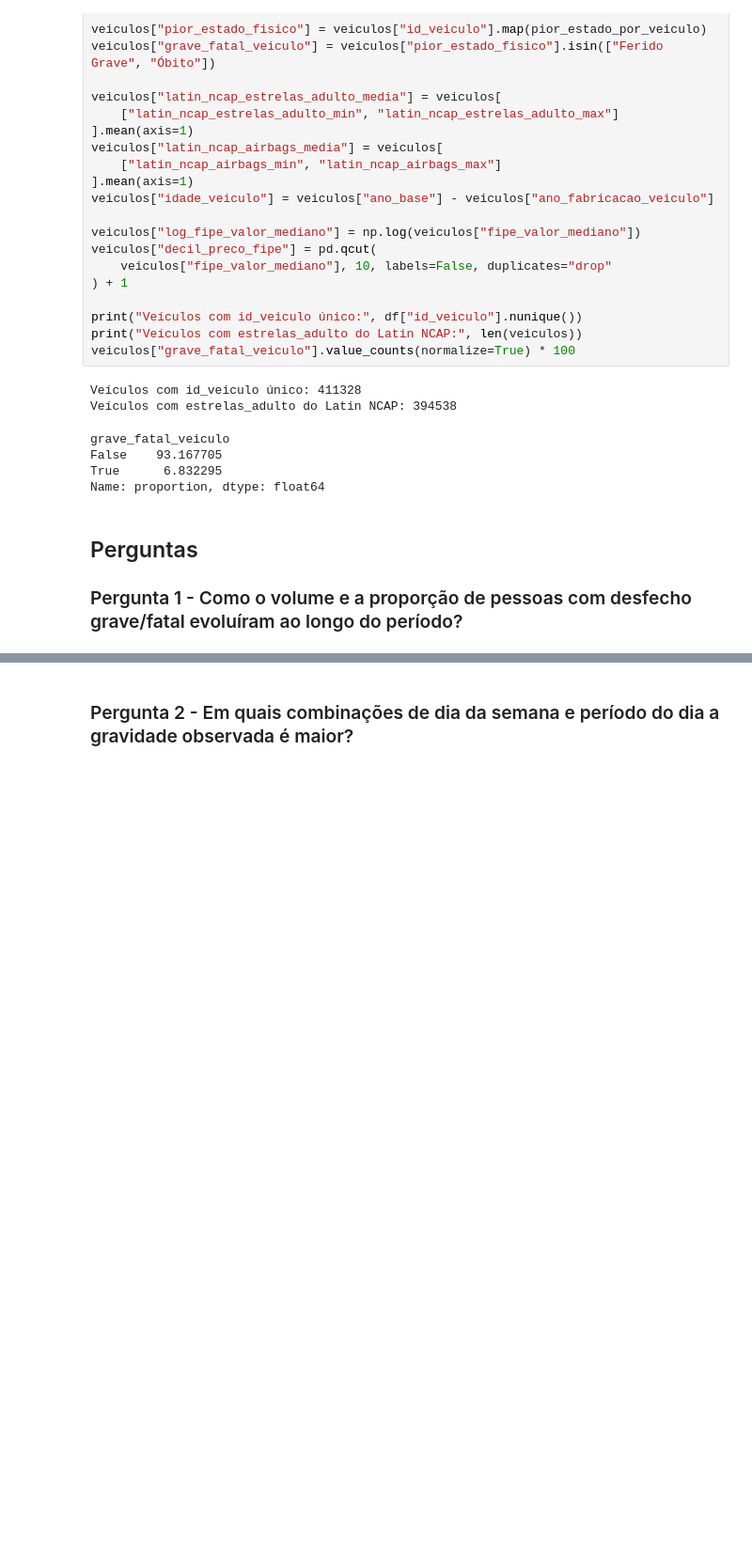
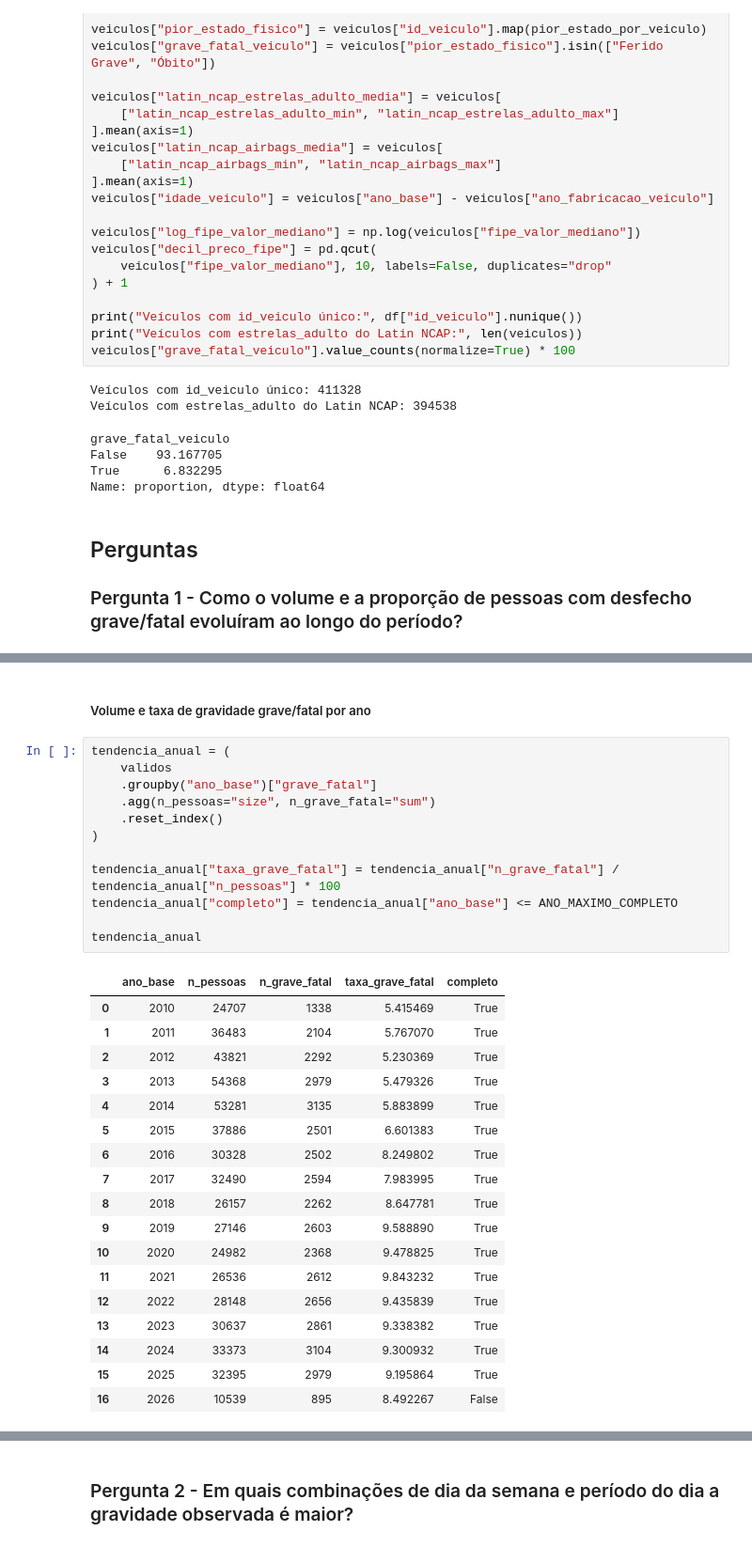
Before and after one commit to ju-caju/analise-seguranca-veicular-prf, a Jupyter notebook: notebooks/relatorio-final.ipynb, the cells around one changed output, grey strips where cells are left out. Shown at 94% size. Drawn from its saved outputs; the diff is of its cells as text; blank space fills up the shorter version.

```diff
--- a/notebooks/relatorio-final.ipynb
+++ b/notebooks/relatorio-final.ipynb
@@ -406,0 +380,33 @@ Name: proportion, dtype: float64
+# %% [markdown]
+##### Volume e taxa de gravidade grave/fatal por ano
+# %%
+tendencia_anual = (
+    validos
+    .groupby("ano_base")["grave_fatal"]
+    .agg(n_pessoas="size", n_grave_fatal="sum")
+    .reset_index()
+)
+
+tendencia_anual["taxa_grave_fatal"] = tendencia_anual["n_grave_fatal"] / tendencia_anual["n_pessoas"] * 100
+tendencia_anual["completo"] = tendencia_anual["ano_base"] <= ANO_MAXIMO_COMPLETO
+
+tendencia_anual
+# %% [output]
+|  | ano_base | n_pessoas | n_grave_fatal | taxa_grave_fatal | completo |
+| 0 | 2010 | 24707 | 1338 | 5.415469 | True |
+| 1 | 2011 | 36483 | 2104 | 5.767070 | True |
+| 2 | 2012 | 43821 | 2292 | 5.230369 | True |
+| 3 | 2013 | 54368 | 2979 | 5.479326 | True |
+| 4 | 2014 | 53281 | 3135 | 5.883899 | True |
+| 5 | 2015 | 37886 | 2501 | 6.601383 | True |
+| 6 | 2016 | 30328 | 2502 | 8.249802 | True |
+| 7 | 2017 | 32490 | 2594 | 7.983995 | True |
+| 8 | 2018 | 26157 | 2262 | 8.647781 | True |
+| 9 | 2019 | 27146 | 2603 | 9.588890 | True |
+| 10 | 2020 | 24982 | 2368 | 9.478825 | True |
+| 11 | 2021 | 26536 | 2612 | 9.843232 | True |
+| 12 | 2022 | 28148 | 2656 | 9.435839 | True |
+| 13 | 2023 | 30637 | 2861 | 9.338382 | True |
+| 14 | 2024 | 33373 | 3104 | 9.300932 | True |
+| 15 | 2025 | 32395 | 2979 | 9.195864 | True |
+| 16 | 2026 | 10539 | 895 | 8.492267 | False |
```
Also changed, not shown: parts of 24 cells of this notebook, 1 other file.
